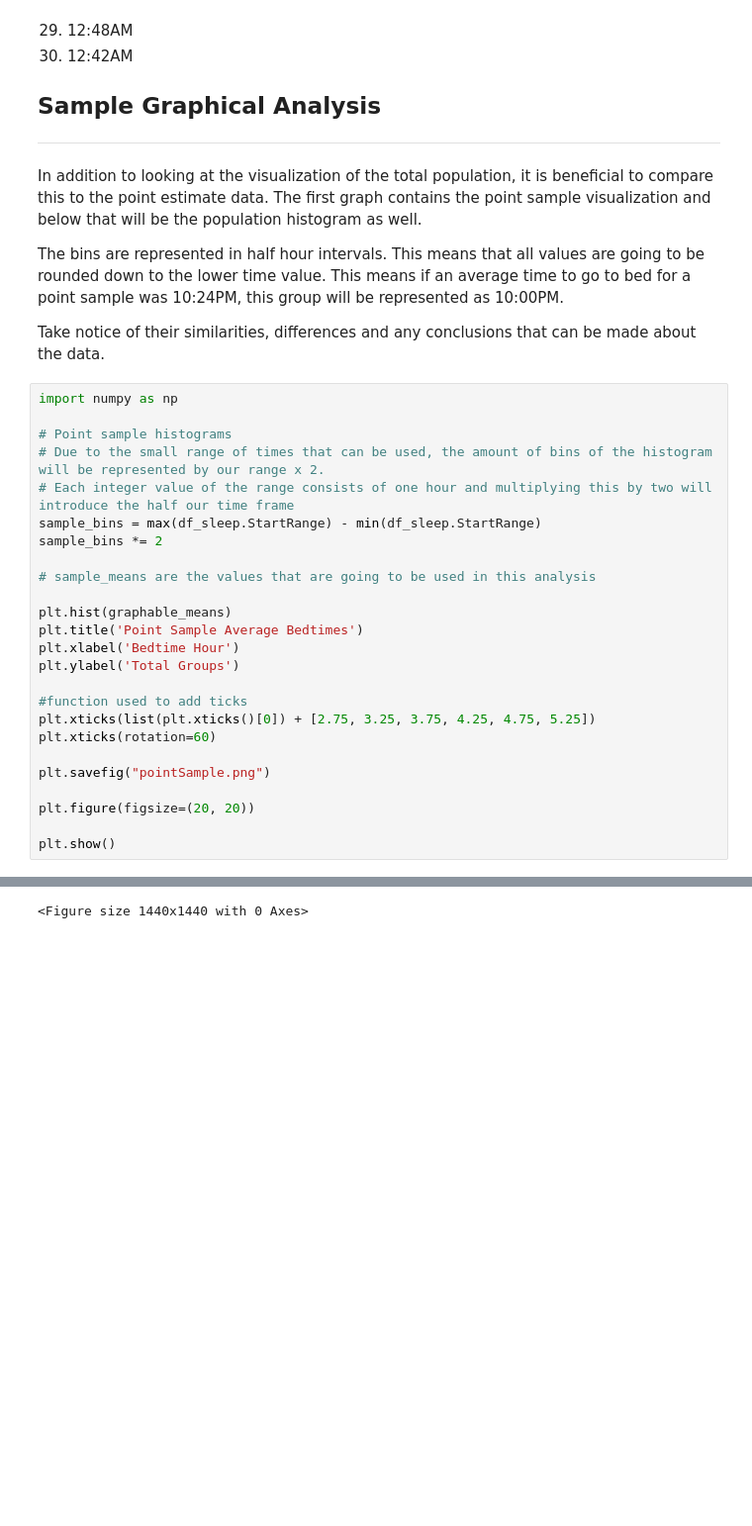
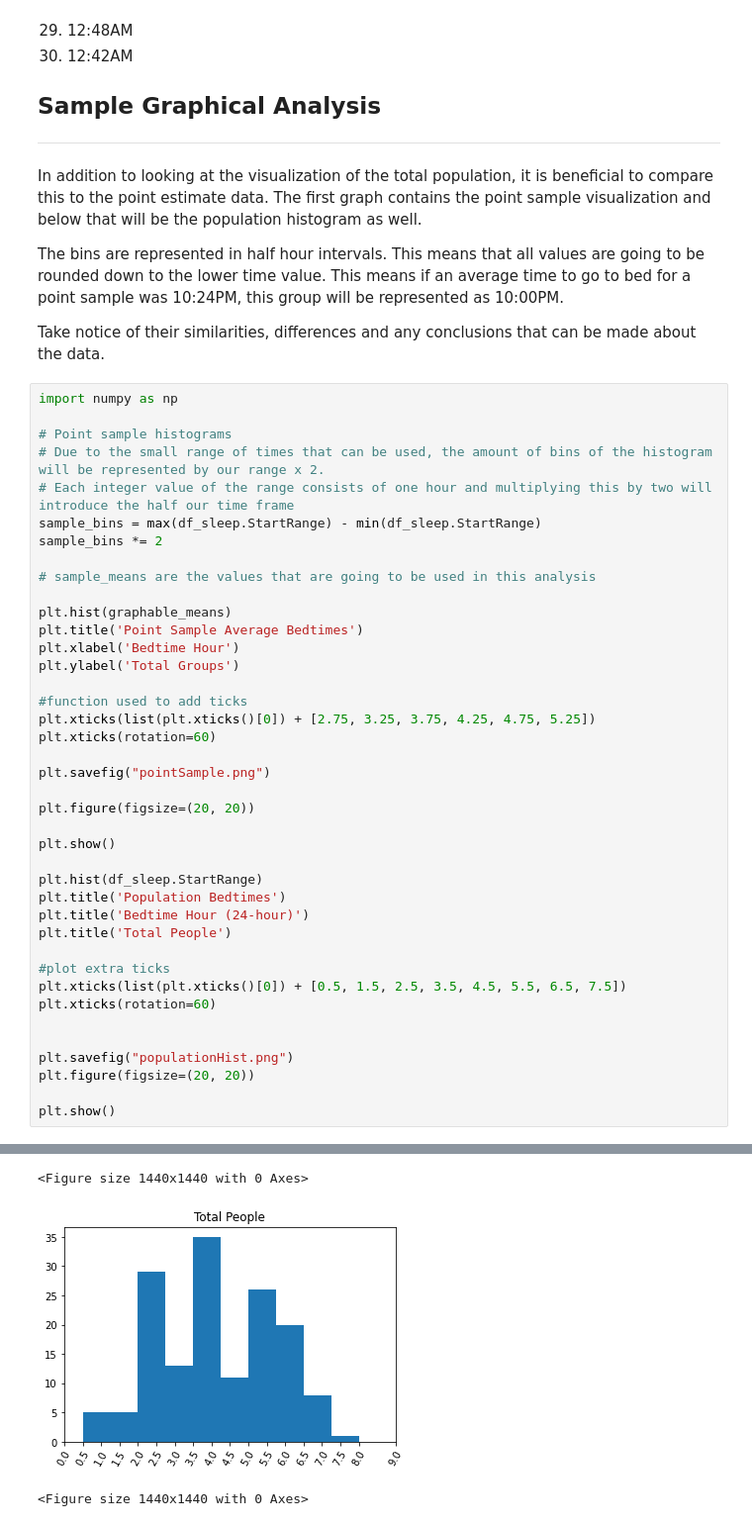
Before and after one commit to Markay12/SleepDataAnalysis, a Jupyter notebook: dataVisualization.ipynb, the cells around one changed output, grey strips where cells are left out. Shown: that part at 99% size. Cells and saved outputs as stored; diff of their text form; blank space fills up the shorter version.

Commit message:
updated through histograms

```diff
--- a/dataVisualization.ipynb
+++ b/dataVisualization.ipynb
@@ -242,28 +242,45 @@ Take notice of their similarities, differences and any conclusions that can be m
 # %%
 import numpy as np
 
 # Point sample histograms
 # Due to the small range of times that can be used, the amount of bins of the histogram will be represented by our range x 2.
 # Each integer value of the range consists of one hour and multiplying this by two will introduce the half our time frame
 sample_bins = max(df_sleep.StartRange) - min(df_sleep.StartRange)
 sample_bins *= 2
 
 # sample_means are the values that are going to be used in this analysis
 
 plt.hist(graphable_means)
 plt.title('Point Sample Average Bedtimes')
 plt.xlabel('Bedtime Hour')
 plt.ylabel('Total Groups')
 
 #function used to add ticks
 plt.xticks(list(plt.xticks()[0]) + [2.75, 3.25, 3.75, 4.25, 4.75, 5.25])
 plt.xticks(rotation=60)
 
 plt.savefig("pointSample.png")
 
 plt.figure(figsize=(20, 20))
 
 plt.show()
+
+plt.hist(df_sleep.StartRange)
+plt.title('Population Bedtimes')
+plt.title('Bedtime Hour (24-hour)')
+plt.title('Total People')
+
+#plot extra ticks
+plt.xticks(list(plt.xticks()[0]) + [0.5, 1.5, 2.5, 3.5, 4.5, 5.5, 6.5, 7.5])
+plt.xticks(rotation=60)
+
+
+plt.savefig("populationHist.png")
+plt.figure(figsize=(20, 20))
+
+plt.show()
 # %% [output]
 [figure]
 <Figure size 1440x1440 with 0 Axes>
+[figure, added]
+<Figure size 1440x1440 with 0 Axes>
```
Also changed, not shown: parts of 1 cell of this notebook, 1 other file.
